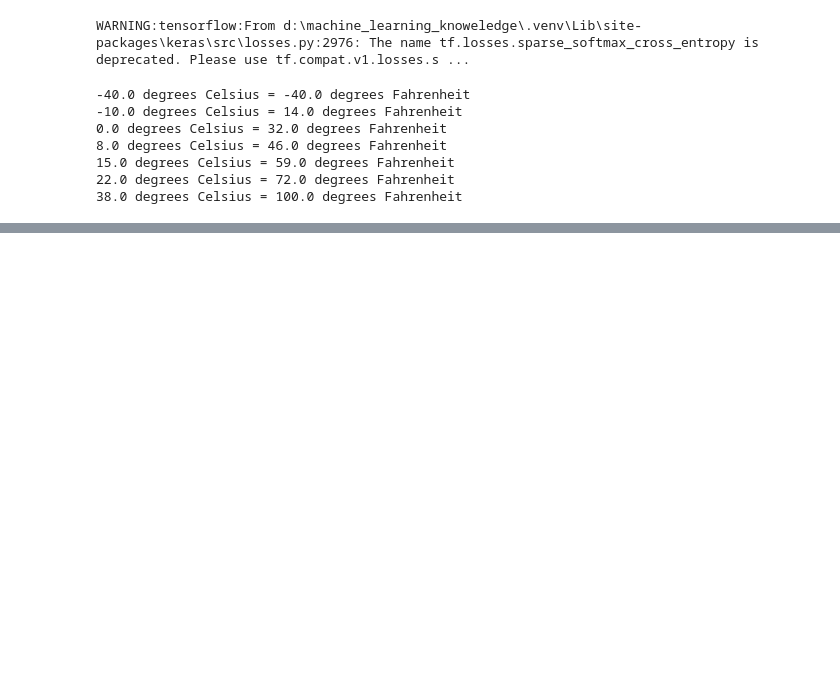
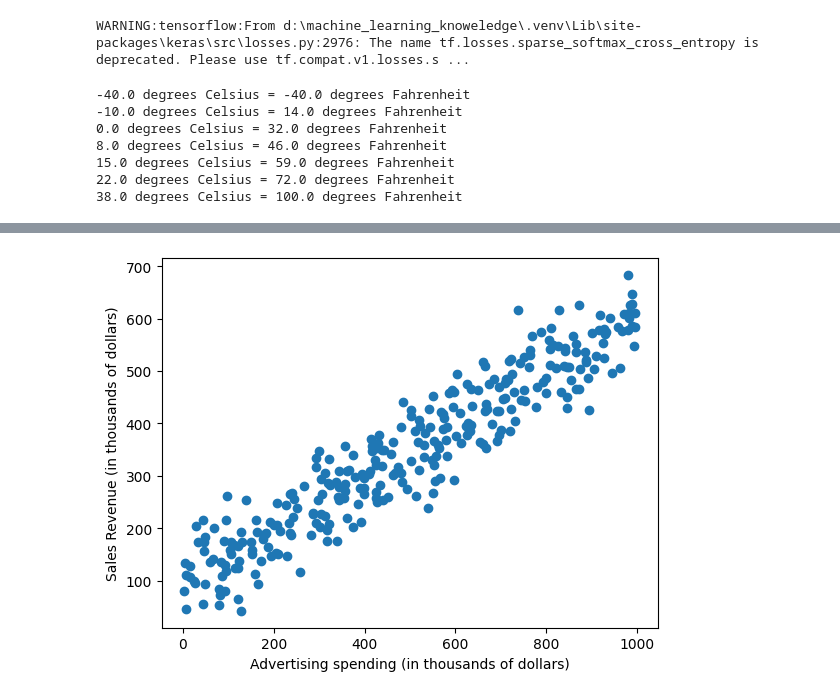
Before and after one commit to KhaingSuThway/machine_learning_knoweledge, a Jupyter notebook: supervised_learning/linear_regression.ipynb, the cells around one changed output, grey strips where cells are left out. Saved outputs shown, nothing was run; the diff lists cells and outputs as text; code cells hidden in the pictures; blank space fills up the shorter version.

Commit message:
cost of adv to revenue prediction

```diff
--- a/supervised_learning/linear_regression.ipynb
+++ b/supervised_learning/linear_regression.ipynb
@@ -29,0 +64,7 @@ for i,c in enumerate(celsius_q):
+# %%
+#Generate synthetic data
+np.random.seed(123) ## assign seed number to get the exact random values whenever we run
+
+no_of_observation=300
+spending_on_advertising=np.random.uniform(0,1000,no_of_observation)
+sales_revenue= 100 + 0.5*spending_on_advertising +np.random.normal(0,50,no_of_observation)
@@ -29,0 +90,8 @@ for i,c in enumerate(celsius_q):
+# %%
+#Plot the graph of relationship between spending on advertistments to sales revenue
+plt.scatter(spending_on_advertising,sales_revenue)
+plt.xlabel("Advertising spending (in thousands of dollars)")
+plt.ylabel("Sales Revenue (in thousands of dollars)")
+plt.show()
+# %% [output]
+[figure, added]
```
Also changed, not shown: parts of 9 cells of this notebook.
